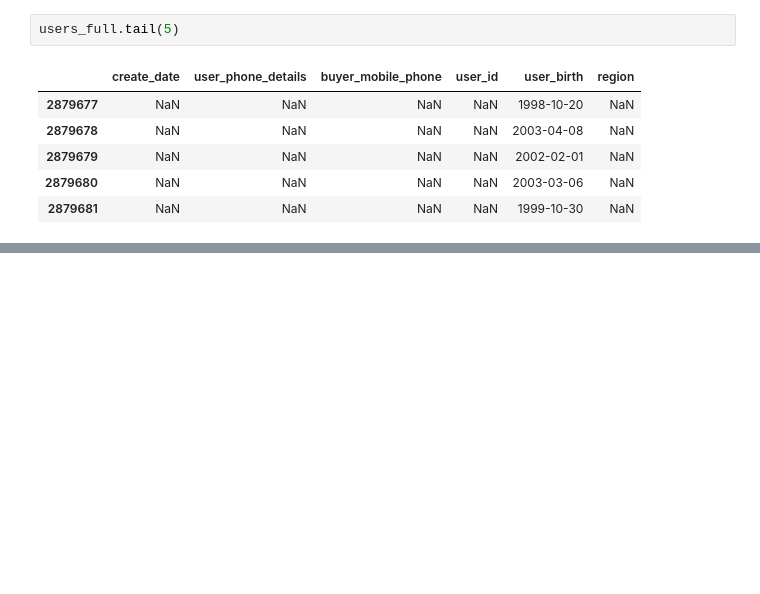
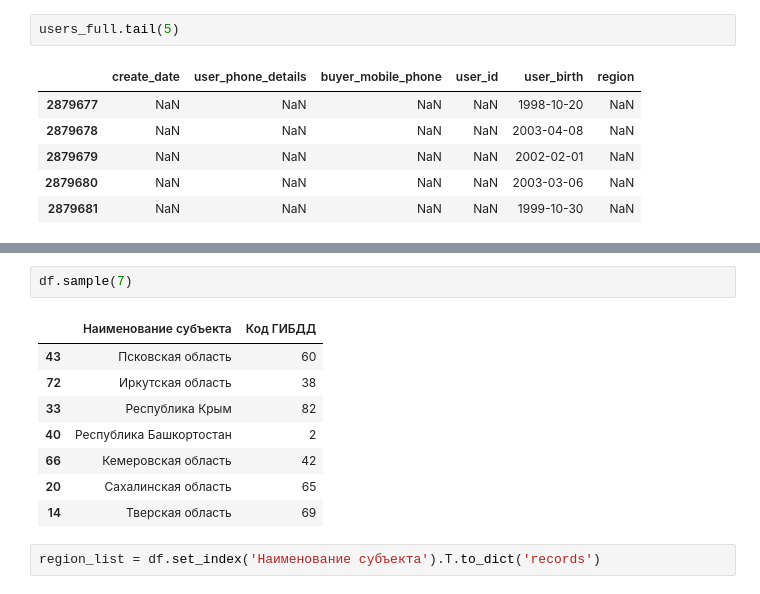
Before and after one commit to crazy-historian/pushkin_card_recommender_system, a Jupyter notebook: Download.ipynb, the cells around one changed output, grey strips where cells are left out. Drawn from its saved outputs; the diff is of its cells as text; blank space fills up the shorter version.

```diff
--- a/Download.ipynb
+++ b/Download.ipynb
@@ -432,0 +518,13 @@ Name: create_date, Length: 2879681, dtype: datetime64[ns]
+# %%
+df.sample(7)
+# %% [output]
+|  | Наименование субъекта | Код ГИБДД |
+| 43 | Псковская область | 60 |
+| 72 | Иркутская область | 38 |
+| 33 | Республика Крым | 82 |
+| 40 | Республика Башкортостан | 2 |
+| 66 | Кемеровская область | 42 |
+| 20 | Сахалинская область | 65 |
+| 14 | Тверская область | 69 |
+# %%
+region_list = df.set_index('Наименование субъекта').T.to_dict('records')
```
Also changed, not shown: parts of 27 cells of this notebook.
